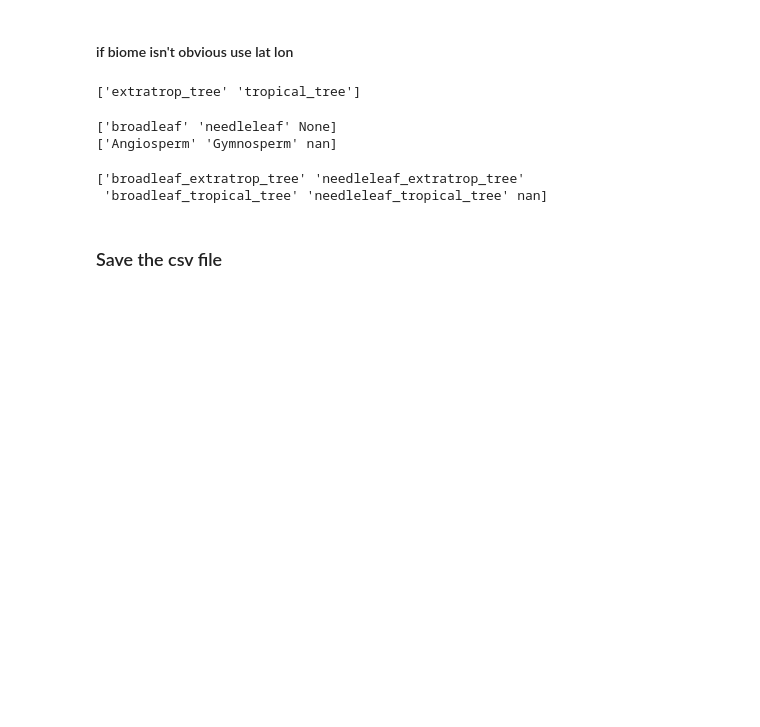
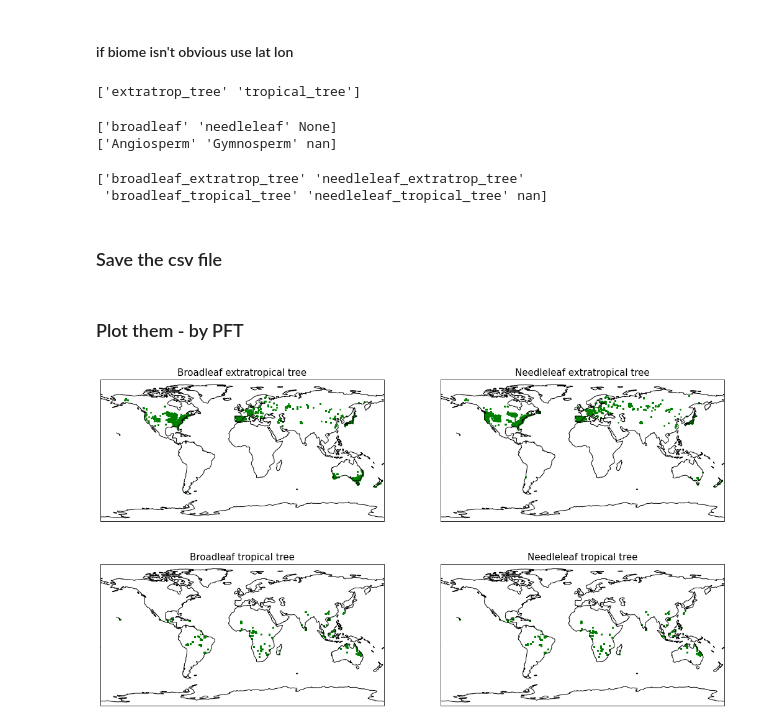
Before and after one commit to JessicaNeedham/FATES-plotting-scripts, a Jupyter notebook: Tallo_analysis_global.ipynb, the cells around one changed output. Saved outputs shown, nothing was run; the diff lists cells and outputs as text; code cells hidden in the pictures; blank space fills up the shorter version.

```diff
--- a/Tallo_analysis_global.ipynb
+++ b/Tallo_analysis_global.ipynb
@@ -147,3 +152,48 @@ print(df_biome['PFT'].unique())
 ### Save the csv file
 # %%
 df_biome.to_csv('/pscratch/sd/j/jneedham/trait_data/Tallo_PFTs.csv', index=False)
+# %% [markdown]
+### Plot them  - by PFT
+# %%
+lon_bl_ex  = df_biome.loc[df_biome['PFT'] == 'broadleaf_extratrop_tree','longitude']
+lat_bl_ex  = df_biome.loc[df_biome['PFT'] == 'broadleaf_extratrop_tree','latitude']
+
+lon_nl_ex  = df_biome.loc[df_biome['PFT'] == 'needleleaf_extratrop_tree','longitude']
+lat_nl_ex  = df_biome.loc[df_biome['PFT'] == 'needleleaf_extratrop_tree','latitude']
+
+lon_bl_tr  = df_biome.loc[df_biome['PFT'] == 'broadleaf_tropical_tree','longitude']
+lat_bl_tr  = df_biome.loc[df_biome['PFT'] == 'broadleaf_tropical_tree','latitude']
+
+lon_nl_tr  = df_biome.loc[df_biome['PFT'] == 'broadleaf_tropical_tree','longitude']
+lat_nl_tr  = df_biome.loc[df_biome['PFT'] == 'broadleaf_tropical_tree','latitude']
+# %%
+fig1, ((f1ax0,f1ax1),(f1ax2,f1ax3)) = plt.subplots(nrows=2,  ncols=2,
+                                                   subplot_kw={'projection': ccrs.PlateCarree()},
+                                                   figsize=(18,10))
+
+# Extra tropical broadleaf
+f1ax0.scatter(lon_bl_ex, lat_bl_ex, color='green', s=2, marker='o', transform=ccrs.PlateCarree())
+f1ax0.coastlines()
+f1ax0.set_title('Broadleaf extratropical tree', fontsize=15)
+
+# Extra tropical needleleaf
+f1ax1.scatter(lon_nl_ex, lat_nl_ex, color='green', s=2, marker='o', transform=ccrs.PlateCarree())
+f1ax1.coastlines()
+f1ax1.set_title('Needleleaf extratropical tree', fontsize=15)
+
+# tropical broadleaf
+f1ax2.scatter(lon_bl_tr, lat_bl_tr, color='green', s=2, marker='o', transform=ccrs.PlateCarree())
+f1ax2.coastlines()
+f1ax2.set_title('Broadleaf tropical tree', fontsize=15)
+
+# tropical needleleaf
+f1ax3.scatter(lon_nl_tr, lat_nl_tr, color='green', s=2, marker='o', transform=ccrs.PlateCarree())
+f1ax3.coastlines()
+f1ax3.set_title('Needleleaf tropical tree', fontsize=15)
+
+f1ax0.set_global()
+f1ax1.set_global()
+f1ax2.set_global()
+f1ax3.set_global()
+# %% [output]
+[figure, added]
```
Also changed, not shown: parts of 2 cells of this notebook.
